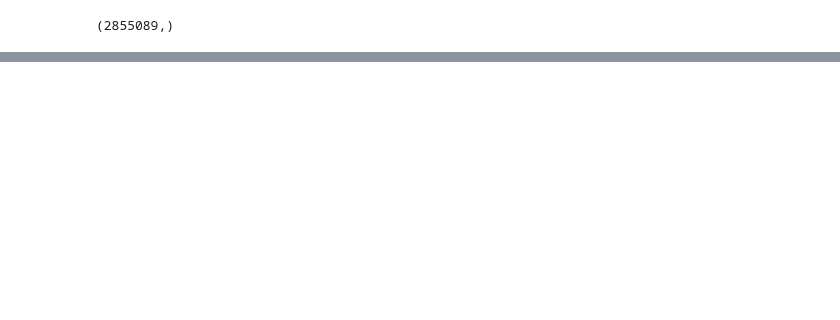
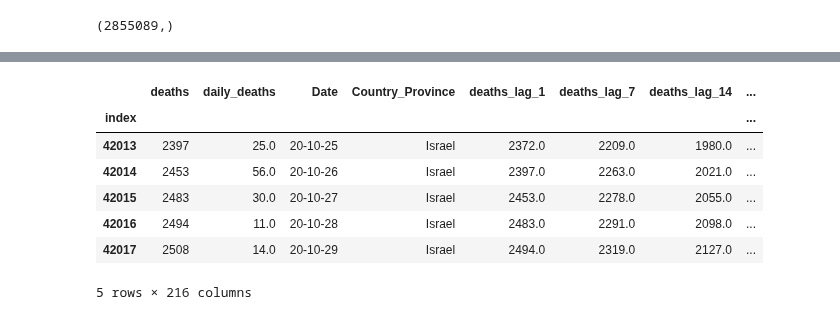
Before and after one commit to bdi2357/Covid19_forecasting, a Jupyter notebook: Mobility.ipynb, the cells around one changed output, grey strips where cells are left out. Saved outputs shown, nothing was run; the diff lists cells and outputs as text; code cells hidden in the pictures; blank space fills up the shorter version.

```diff
--- a/Mobility.ipynb
+++ b/Mobility.ipynb
@@ -119,3 +116,7 @@ r1.head(),r2.head(),type(r1),type(r2)
 r1.shape
 # %% [output]
 (2855089,)
+# %%
+f_n = "test_deathsNconfirmed_covid19_wUS.csv"
+output_path = "/Users/itaybd/output_covid"
+dfn = pd.read_csv(os.path.join(output_path,f_n),index_col="index")
@@ -121,0 +171,13 @@ r1.shape
+# %%
+gfn = {k:v for k,v in dfn.groupby("Country_Province")}
+# %%
+gfn["Israel"].tail()
+# %% [output]
+|  | deaths | daily_deaths | Date | Country_Province | deaths_lag_1 | deaths_lag_7 | deaths_lag_14 | ... |
+| index |  |  |  |  |  |  |  | ... |
+| 42013 | 2397 | 25.0 | 20-10-25 | Israel | 2372.0 | 2209.0 | 1980.0 | ... |
+| 42014 | 2453 | 56.0 | 20-10-26 | Israel | 2397.0 | 2263.0 | 2021.0 | ... |
+| 42015 | 2483 | 30.0 | 20-10-27 | Israel | 2453.0 | 2278.0 | 2055.0 | ... |
+| 42016 | 2494 | 11.0 | 20-10-28 | Israel | 2483.0 | 2291.0 | 2098.0 | ... |
+| 42017 | 2508 | 14.0 | 20-10-29 | Israel | 2494.0 | 2319.0 | 2127.0 | ... |
+5 rows × 216 columns
```
Also changed, not shown: parts of 14 cells of this notebook, 2 other files.
